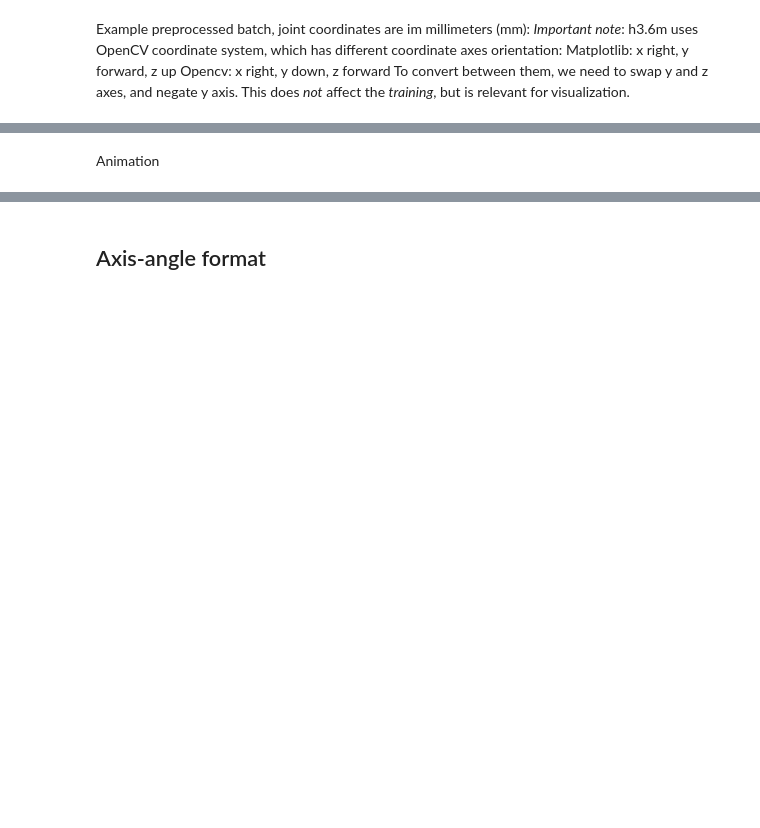
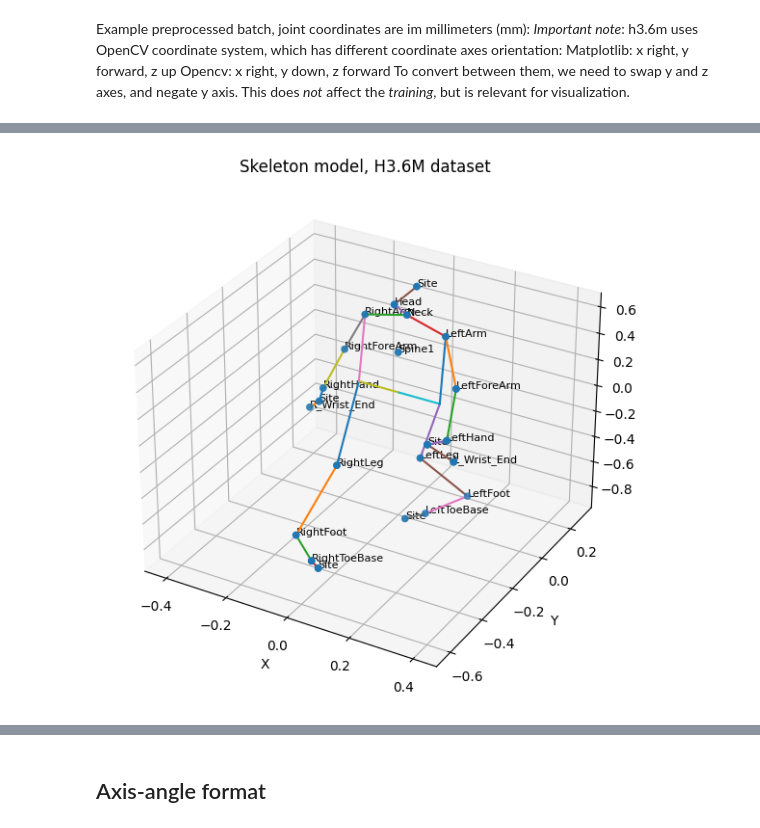
Before and after one commit to AlekseiZhuravlev/MotionMixerConv, a Jupyter notebook: conv_mixer/visualization.ipynb, the cells around one changed output, grey strips where cells are left out. Drawn from its saved outputs; the diff is of its cells as text; code cells hidden in the pictures; blank space fills up the shorter version.

Commit message:
Added train data to animation Added clarifications for n_frames

```diff
--- a/conv_mixer/visualization.ipynb
+++ b/conv_mixer/visualization.ipynb
@@ -84,4 +89,8 @@ Video("/home/azhuavlev/PycharmProjects/MotionMixerConv/conv_mixer/animation.mp4"
-# %% [markdown]
-Animation
+# %%
+import conv_mixer.utils.visualization_helpers_h3m as visualization_helpers_h3m
+
+visualization_helpers_h3m.visualize_batch_single_h3m(dataset_xyz[100])
+# %% [output]
+[figure, added]
 # %% [markdown]
 ![SegmentLocal](/home/azhuavlev/PycharmProjects/MotionMixerConv/conv_mixer/animation.gif "segment")
```
Also changed, not shown: parts of 26 cells of this notebook, 4 other files.
